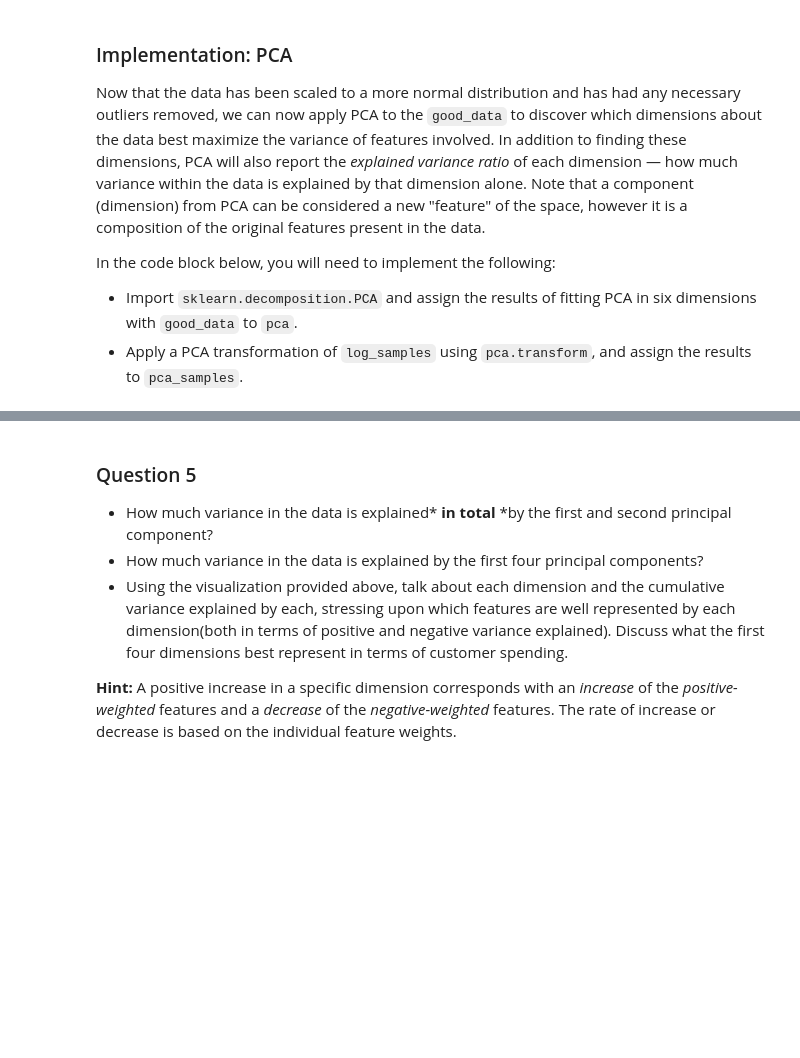
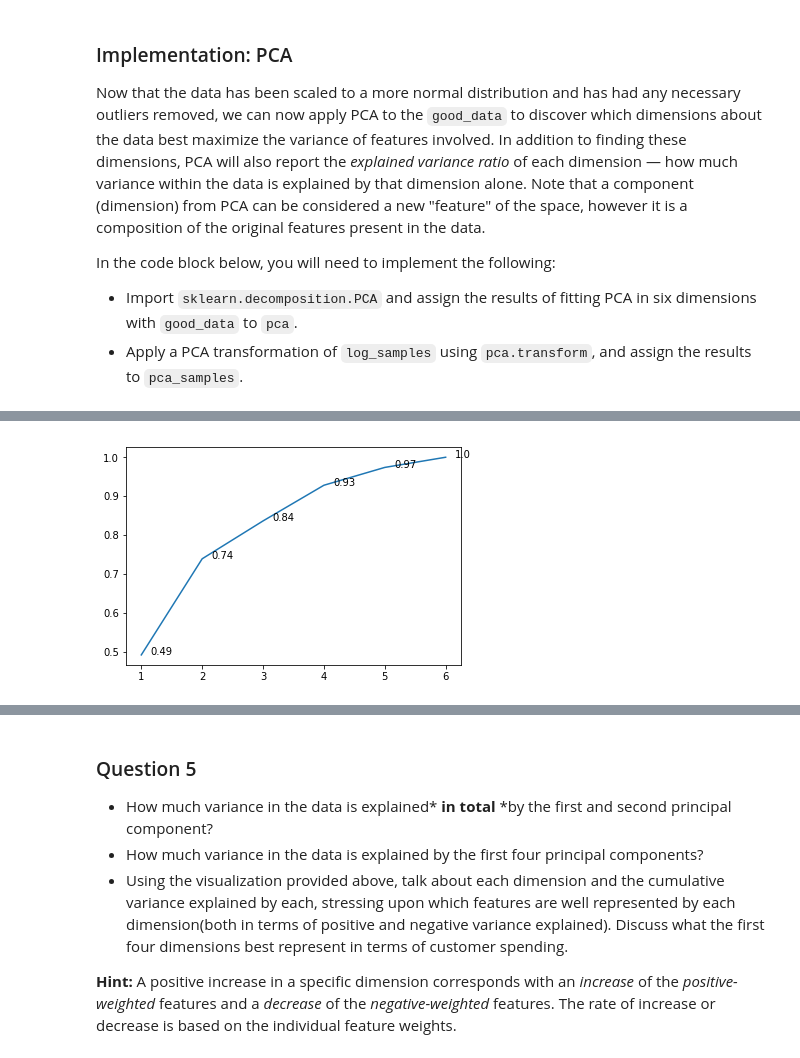
Before and after one commit to samiriff/MLND-customer-segments, a Jupyter notebook: customer_segments.ipynb, the cells around one changed output, grey strips where cells are left out. Saved outputs shown, nothing was run; the diff lists cells and outputs as text; code cells hidden in the pictures; blank space fills up the shorter version.

```diff
--- a/customer_segments.ipynb
+++ b/customer_segments.ipynb
@@ -517,0 +539,7 @@ pca_results = vs.pca_results(good_data, pca)
+# %%
+pca_x, pca_y = list(range(1, len(pca.components_) + 1)), pca.explained_variance_ratio_.cumsum()
+plt.plot(pca_x, pca_y)
+for x, y in zip(pca_x, pca_y):
+    plt.annotate(round(y, 2), (x + 0.15, y))
+# %% [output]
+[figure, added]
```
Also changed, not shown: parts of 7 cells of this notebook.
